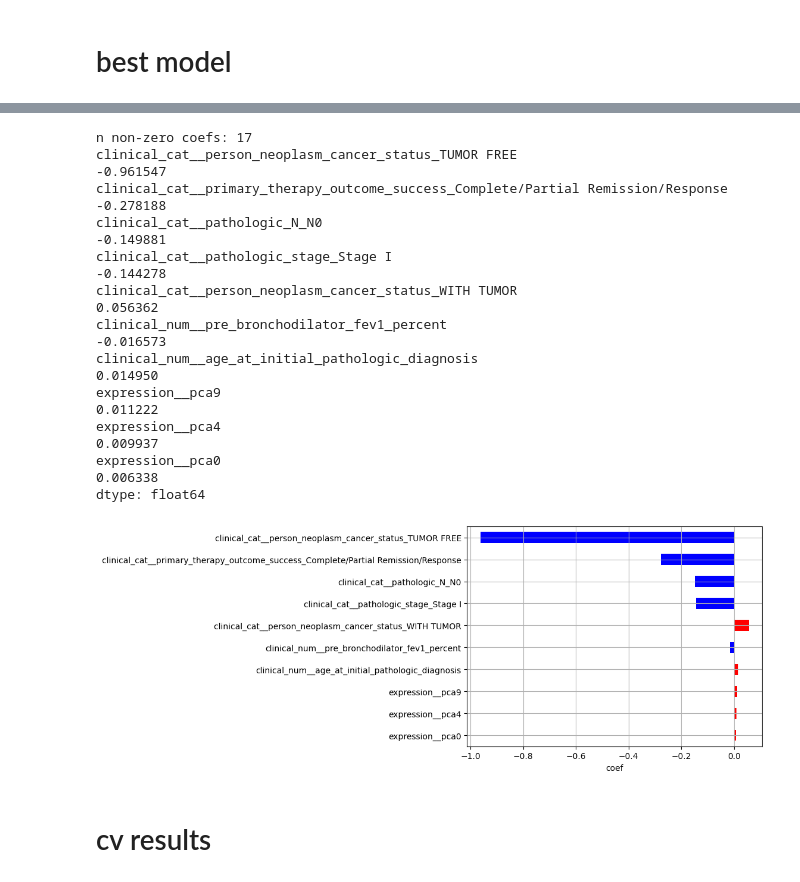
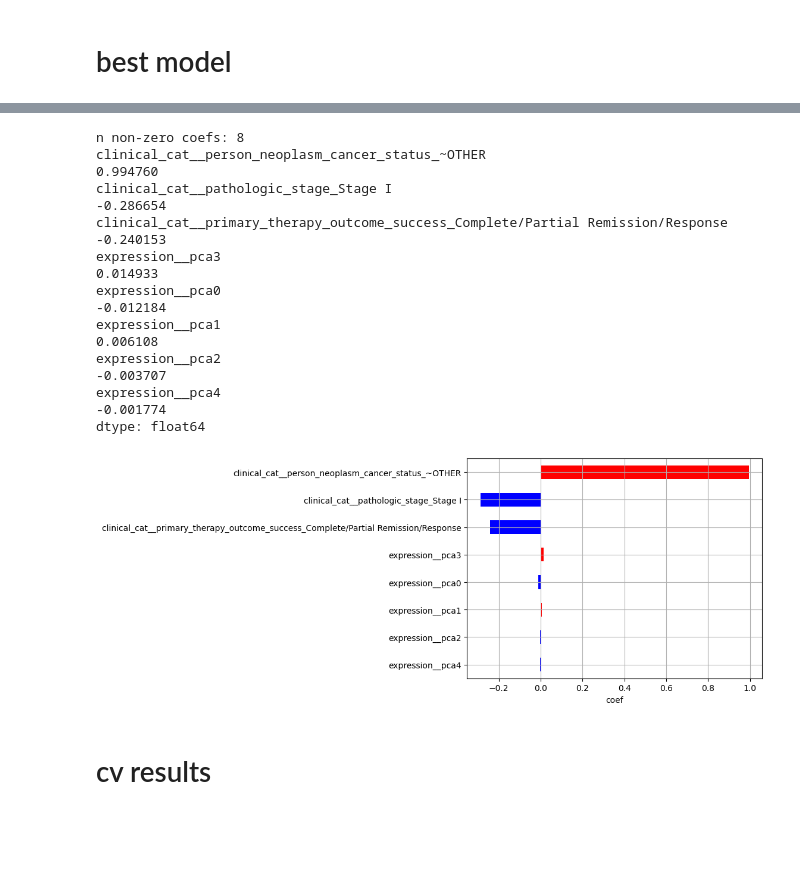
Before and after one commit to dkidney/analyses, a Jupyter notebook: 20251103_tcga_luad_survival_analysis/04_coxnet_full.ipynb, the cells around one changed output, grey strips where cells are left out. Cells and saved outputs as stored; diff of their text form; code cells hidden in the pictures; blank space fills up the shorter version.

```diff
--- a/20251103_tcga_luad_survival_analysis/04_coxnet_full.ipynb
+++ b/20251103_tcga_luad_survival_analysis/04_coxnet_full.ipynb
@@ -189,8 +190,10 @@ print(max(l1_ratios))
+# %%
+l1_ratios = [0.9]
 # %%
 # use CoxnetSurvivalAnalysis to get an idea of approripate alphas
 if True:
     alphas = np.array([])
-    for l1_ratio in [min(l1_ratios), max(l1_ratios)]:
+    for l1_ratio in sorted(list(set([min(l1_ratios), max(l1_ratios)]))):
         print(f'l1_ratio: {l1_ratio}')
         temp_pipeline = Pipeline([
             ('preprocess', preprocess_pipe),
@@ -233,9 +235,10 @@ alphas = [[x] for x in alphas] # the alphas parameter expects a list
 # %%
 params = {
-    "preprocess__expression__select__n_components": [10, 25, 50, 75, 100],
-    "preprocess__clinical_cat__select__k": [1, 2, 3, 4, 5, 6, 7, 8, 9, 10],
-    "preprocess__clinical_num__select__k": [1, 2, 3, 4, 5],
-    "coxnet__l1_ratio": [0.9],
-    # "coxnet__l1_ratio": l1_ratios,
+    "preprocess__expression__varthresh__threshold": [1.5],
+    "preprocess__expression__select__n_components": [0, 1, 2, 3, 4, 5, 6, 7, 8, 9, 10],
+    "preprocess__clinical_cat__impute__strategy": ['constant', 'most_frequent'],
+    "preprocess__clinical_cat__select__k": [0, 1, 2, 3, 4, 5],
+    "preprocess__clinical_num__select__k": [0, 1, 2, 3, 4, 5],
+    "coxnet__l1_ratio": l1_ratios,
     "coxnet__alphas": alphas,
 }
@@ -259,7 +254,7 @@ cv = StratifiedKFold(
 cls = RandomizedSearchCV(
     estimator=coxnet_pipe,
     param_distributions=params,
-    n_iter=1000, # number of random parameter combinations
+    n_iter=2000, # number of random parameter combinations
     cv=cv,
     n_jobs=-1,
     verbose=0,
@@ -309,35 +313,33 @@ dtype: float64
 best_coefs_non_zero = best_coefs[best_coefs != 0]
 best_coefs_non_zero = best_coefs_non_zero[best_coefs_non_zero.abs().sort_values(ascending=False).index]
 print(f'n non-zero coefs: {len(best_coefs_non_zero)}')
-print(best_coefs_non_zero[:10])
+print(best_coefs_non_zero[:20])
 # %% [output]
-n non-zero coefs: 17
-clinical_cat__person_neoplasm_cancer_status_TUMOR FREE                              -0.961547
-clinical_cat__primary_therapy_outcome_success_Complete/Partial Remission/Response   -0.278188
-clinical_cat__pathologic_N_N0                                                       -0.149881
-clinical_cat__pathologic_stage_Stage I                                              -0.144278
-clinical_cat__person_neoplasm_cancer_status_WITH TUMOR                               0.056362
-clinical_num__pre_bronchodilator_fev1_percent                                       -0.016573
-clinical_num__age_at_initial_pathologic_diagnosis                                    0.014950
-expression__pca9                                                                     0.011222
-expression__pca4                                                                     0.009937
-expression__pca0                                                                     0.006338
+n non-zero coefs: 8
+clinical_cat__person_neoplasm_cancer_status_~OTHER                                   0.994760
+clinical_cat__pathologic_stage_Stage I                                              -0.286654
+clinical_cat__primary_therapy_outcome_success_Complete/Partial Remission/Response   -0.240153
+expression__pca3                                                                     0.014933
+expression__pca0                                                                    -0.012184
+expression__pca1                                                                     0.006108
+expression__pca2                                                                    -0.003707
+expression__pca4                                                                    -0.001774
 dtype: float64
 # %%
-max_n_coefs = 10
+max_n_coefs = 20
 if len(best_coefs_non_zero) > 0:
     _ = deepcopy(best_coefs_non_zero)
     if len(_) > max_n_coefs:
         _ = _[:max_n_coefs]
     _ = _[::-1]
     ax = _.plot.barh(
         legend=False,
         color = (_ > 0).map({True: 'red', False: 'blue'}),
     )
     ax.set_xlabel("coef")
     ax.grid(True)
 # %% [output]
-[figure, old version]
+[figure, new version]
 # %% [markdown]
 # cv results
 # %%
```
Also changed, not shown: parts of 28 cells of this notebook, 1 other file.
